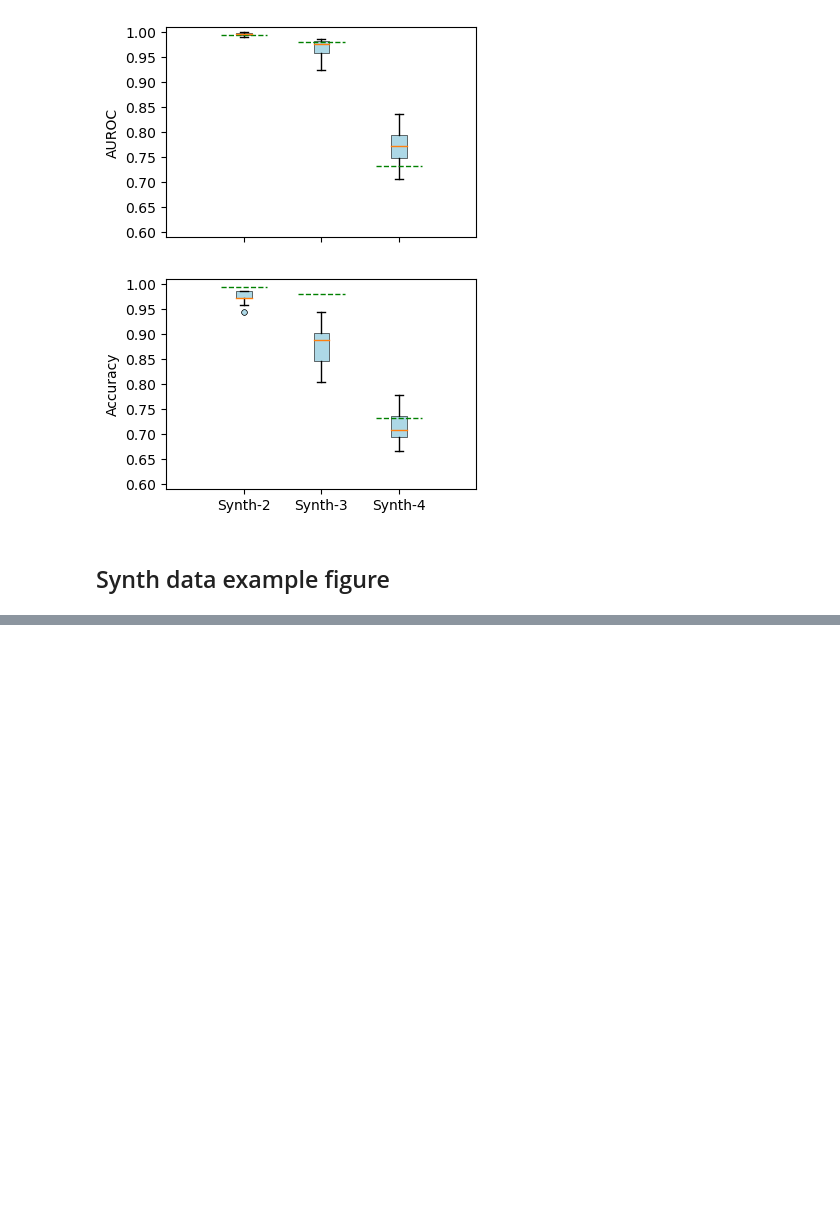
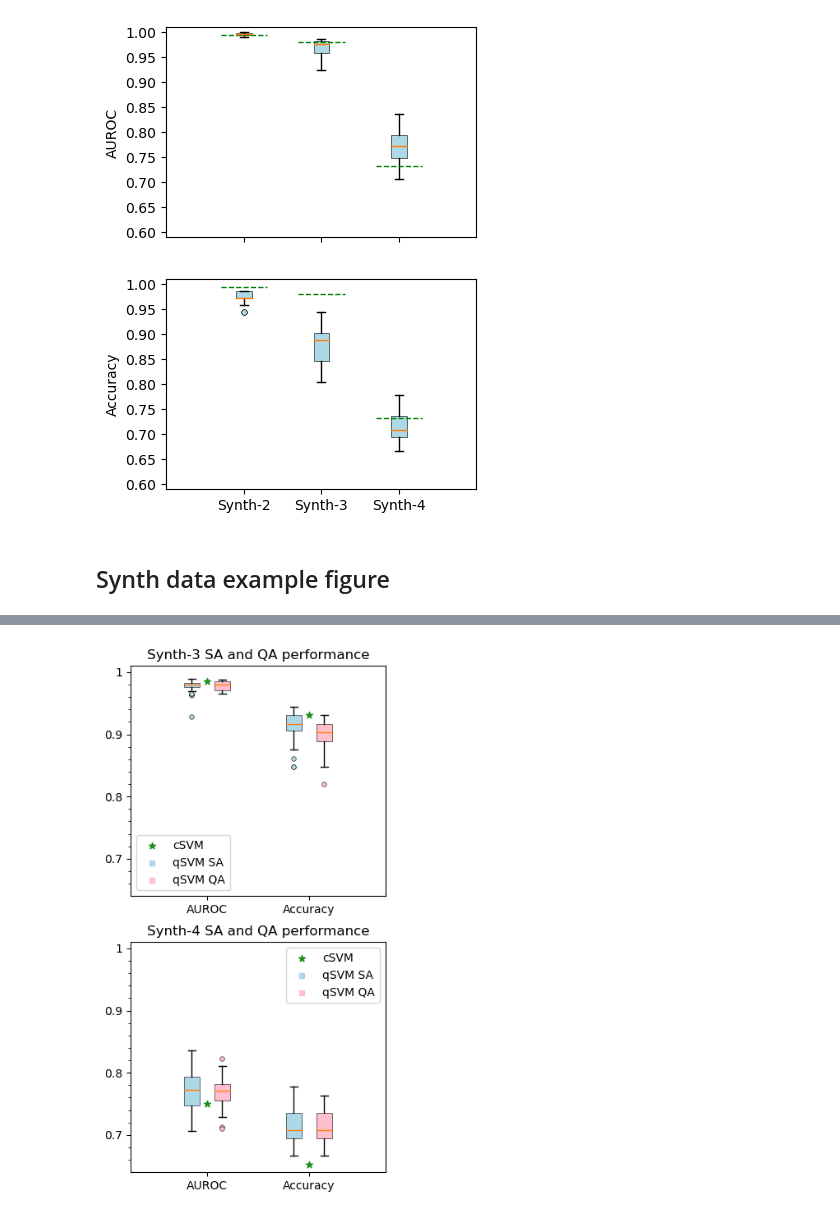
Before and after one commit to Freddo242/ResearchProjectRepo, a Jupyter notebook: Main/fun_with_figs.ipynb, the cells around one changed output, grey strips where cells are left out. Saved outputs shown, nothing was run; the diff lists cells and outputs as text; code cells hidden in the pictures; blank space fills up the shorter version.

```diff
--- a/Main/fun_with_figs.ipynb
+++ b/Main/fun_with_figs.ipynb
@@ -203,0 +237,100 @@ plt.show()
+# %%
+#tick_labels = [rf"B={models[i][0]}, K={models[i][1]}, $\xi$={models[i][2]}, $\gamma$={models[i][3]}" for i in range(len(models))]
+
+boxprops = dict(linewidth=0.4, color='black')
+flierprops_SA = dict(marker='.', markerfacecolor='lightblue', markersize=8, markeredgewidth = 0.4,
+              markeredgecolor='black')
+flierprops_QA = dict(marker='.', markerfacecolor='pink', markersize=8, markeredgewidth = 0.4,
+              markeredgecolor='black')
+whiskerprops = dict(linewidth=1)
+# %%
+fig, ax = plt.subplots(2, 1, figsize=(4, 8))
+
+#Synth-3 fig
+SA_bplot = ax[0].boxplot(SA_s3_auc, positions=[0.85], boxprops=boxprops, flierprops=flierprops_SA, whiskerprops=whiskerprops, patch_artist = True)
+QA_bplot = ax[0].boxplot(QA_s3_auc, positions=[1.15],boxprops=boxprops, flierprops=flierprops_QA, whiskerprops=whiskerprops, patch_artist = True)
+
+for patch in SA_bplot['boxes']:
+    patch.set_facecolor('lightblue')
+
+for patch in QA_bplot['boxes']:
+    patch.set_facecolor('pink')
+
+SA_bplot = ax[0].boxplot(SA_s3_acc, positions=[1.85], boxprops=boxprops, flierprops=flierprops_SA, whiskerprops=whiskerprops, patch_artist = True)
+QA_bplot = ax[0].boxplot(QA_s3_acc, positions=[2.15],boxprops=boxprops, flierprops=flierprops_QA, whiskerprops=whiskerprops, patch_artist = True)
+
+for patch in SA_bplot['boxes']:
+    patch.set_facecolor('lightblue')
+
+for patch in QA_bplot['boxes']:
+    patch.set_facecolor('pink')
+
+#Plotting cSVM
+ax[0].scatter([1, 2], [0.9846, 0.9306], marker='*', c='green', alpha = 0.8, label='cSVM')
+
+#plotting random to get qSVM SA and QA in legend
+ax[0].scatter([0], [0], marker='s', s=20, color='lightblue', label='qSVM SA')
+ax[0].scatter([0], [0], marker='s', s=20, color='pink', label='qSVM QA')
+
+#Setting y axis limit
+ax[0].set_ylim(0.64, 1.01)
+
+#Setting y axis tick labels
+ax[0].set_yticks([0.7, 0.8, 0.9, 1], [0.7, 0.8, 0.9, 1])
+ax[0].yaxis.set_minor_locator(AutoMinorLocator())
+
+#Setting x axis tick labels
+ax[0].set_xticks([1, 2], ['AUROC', 'Accuracy'])
+ax[0].set_xlim(0.25, 2.75)
+
+#set title
+ax[0].set_title('Synth-3 SA and QA performance')
+
+ax[0].legend()
+
+#Synth-4 fig
+
+SA_bplot = ax[1].boxplot(SA_s4_auc, positions=[0.85], boxprops=boxprops, flierprops=flierprops_SA, whiskerprops=whiskerprops, patch_artist = True)
+QA_bplot = ax[1].boxplot(QA_s4_auc, positions=[1.15],boxprops=boxprops, flierprops=flierprops_QA, whiskerprops=whiskerprops, patch_artist = True)
+
+for patch in SA_bplot['boxes']:
+    patch.set_facecolor('lightblue')
+
+for patch in QA_bplot['boxes']:
+    patch.set_facecolor('pink')
+
+SA_bplot = ax[1].boxplot(SA_s4_acc, positions=[1.85], boxprops=boxprops, flierprops=flierprops_SA, whiskerprops=whiskerprops, patch_artist = True)
+QA_bplot = ax[1].boxplot(QA_s4_acc, positions=[2.15],boxprops=boxprops, flierprops=flierprops_QA, whiskerprops=whiskerprops, patch_artist = True)
+
+for patch in SA_bplot['boxes']:
+    patch.set_facecolor('lightblue')
+
+for patch in QA_bplot['boxes']:
+    patch.set_facecolor('pink')
+
+#Plotting cSVM
+ax[1].scatter([1, 2], [0.75, 0.6528], marker='*', color='green', alpha=0.8, label='cSVM')
+
+#plotting random to get qSVM SA and QA in legend
+ax[1].scatter([0], [0], marker='s', s=20, color='lightblue', label='qSVM SA')
+ax[1].scatter([0], [0], marker='s', s=20, color='pink', label='qSVM QA')
+
+#Setting y axis limit
+ax[1].set_ylim(0.64, 1.01)
+
+#Setting y axis tick labels
+ax[1].set_yticks([0.7, 0.8, 0.9, 1], [0.7, 0.8, 0.9, 1])
+ax[1].yaxis.set_minor_locator(AutoMinorLocator())
+
+#Setting x axis tick labels
+ax[1].set_xticks([1, 2], ['AUROC', 'Accuracy'])
+ax[1].set_xlim(0.25, 2.75)
+
+ax[1].set_title('Synth-4 SA and QA performance')
+
+ax[1].legend()
+
+plt.savefig('plots/QA_comparison.png',dpi=256)
+plt.show()
+# %% [output]
+[figure, added]
```
Also changed, not shown: parts of 6 cells of this notebook, 27 other files.
